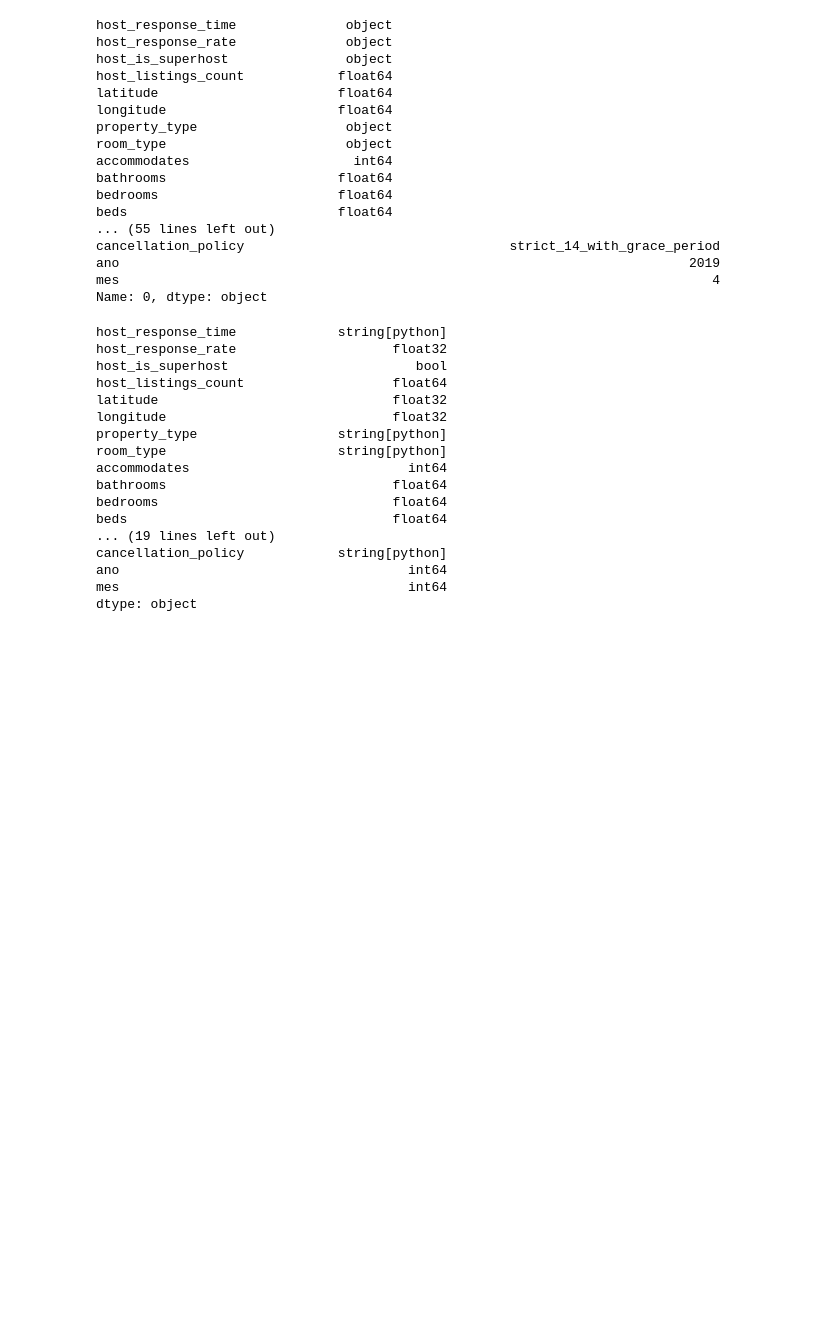
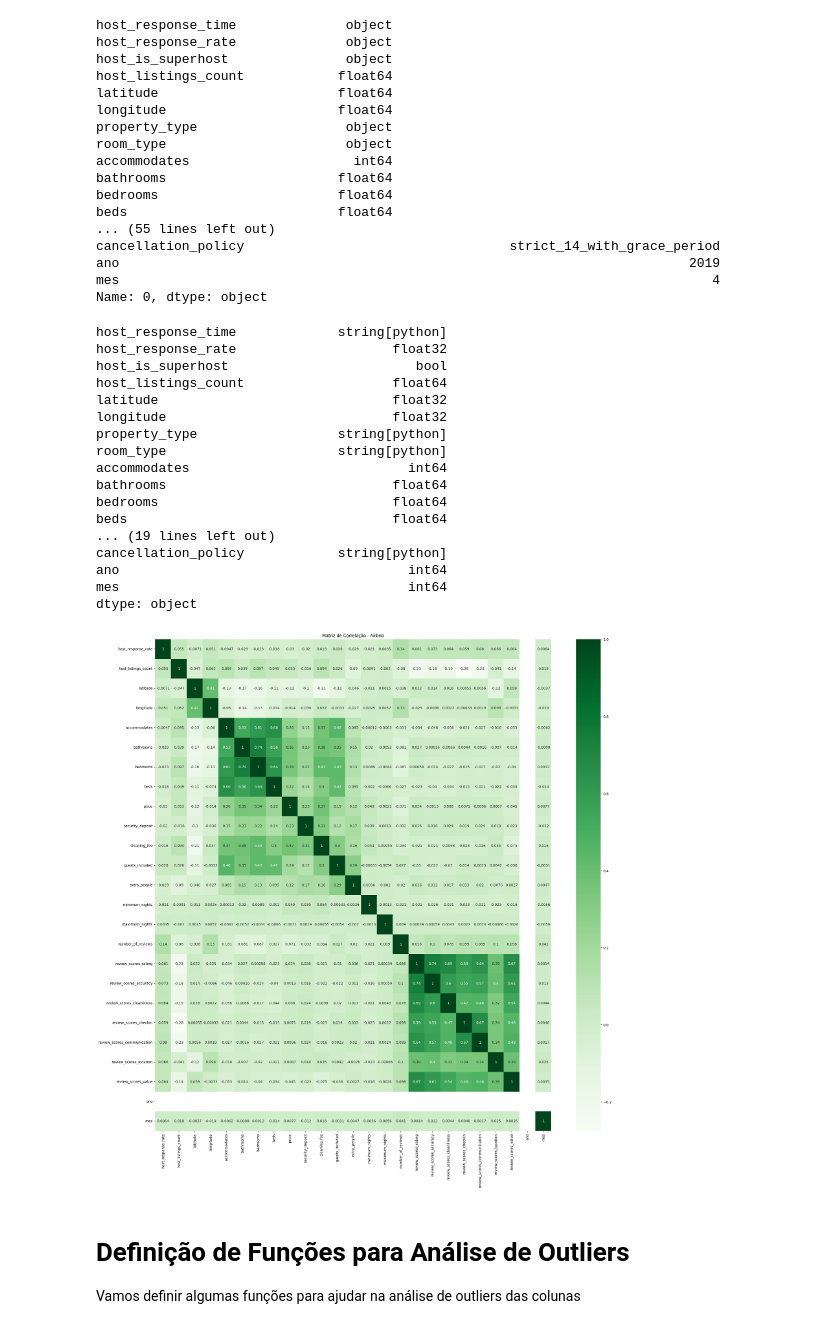
Before and after one commit to WolffStein/Airbnb_2019_Rio, a Jupyter notebook: AirBnB.ipynb, the cells around one changed output. Saved outputs shown, nothing was run; the diff lists cells and outputs as text; code cells hidden in the pictures; blank space fills up the shorter version.

Commit message:
Adicionando análise e base de dados prata
Co-authored-by: Edilberto Cantuaria <edilbertounbfga@gmail.com>

```diff
--- a/AirBnB.ipynb
+++ b/AirBnB.ipynb
@@ -241,3 +224,15 @@ cancellation_policy            string[python]
 ano                                     int64
 mes                                     int64
 dtype: object
+# %%
+base_numerico = base_airbnb.select_dtypes(include=['float32', 'float64', 'int64', 'int32'])
+
+plt.figure(figsize=(25, 25))
+sns.heatmap(base_numerico.corr(), annot=True, cmap='Greens')
+plt.title('Matriz de Correlação - Airbnb')
+plt.show()
+# %% [output]
+[figure, added]
+# %% [markdown]
+# Definição de Funções para Análise de Outliers
+Vamos definir algumas funções para ajudar na análise de outliers das colunas
```
Also changed, not shown: parts of 48 cells of this notebook, 1 other file.
